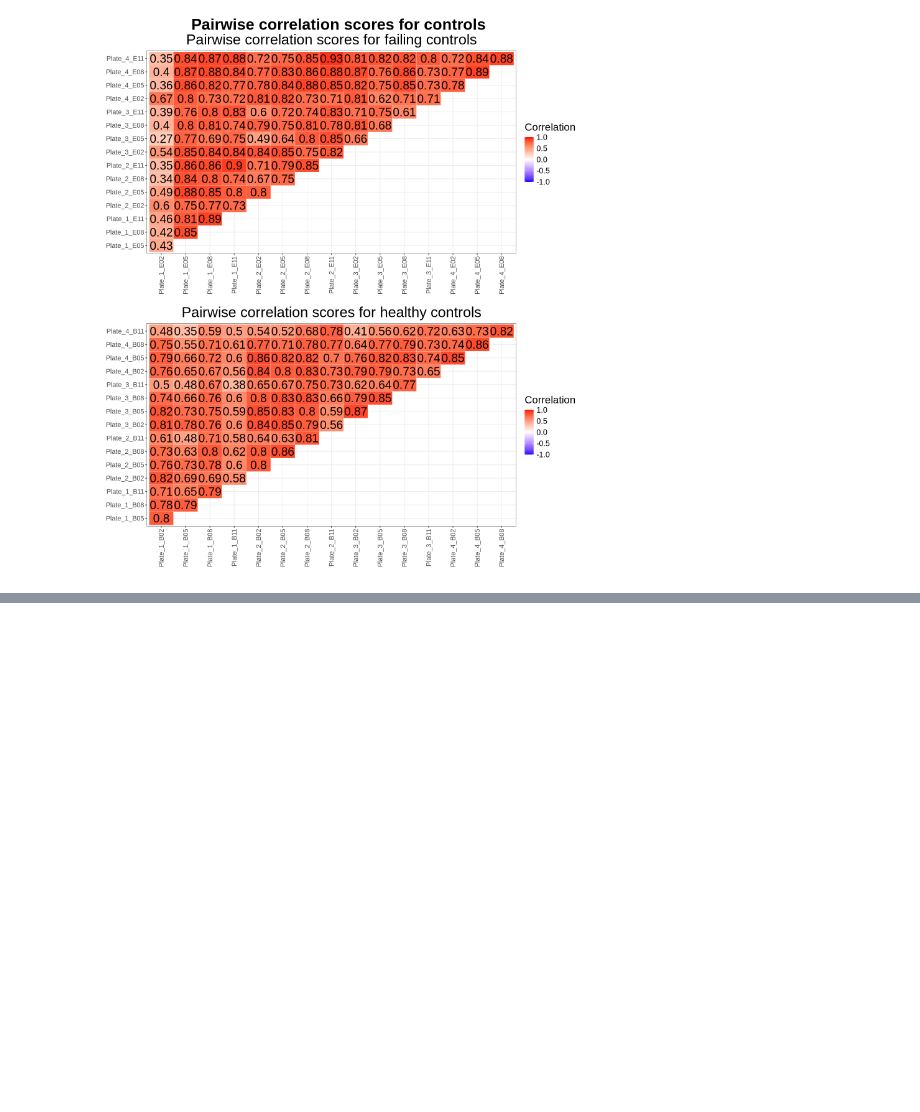
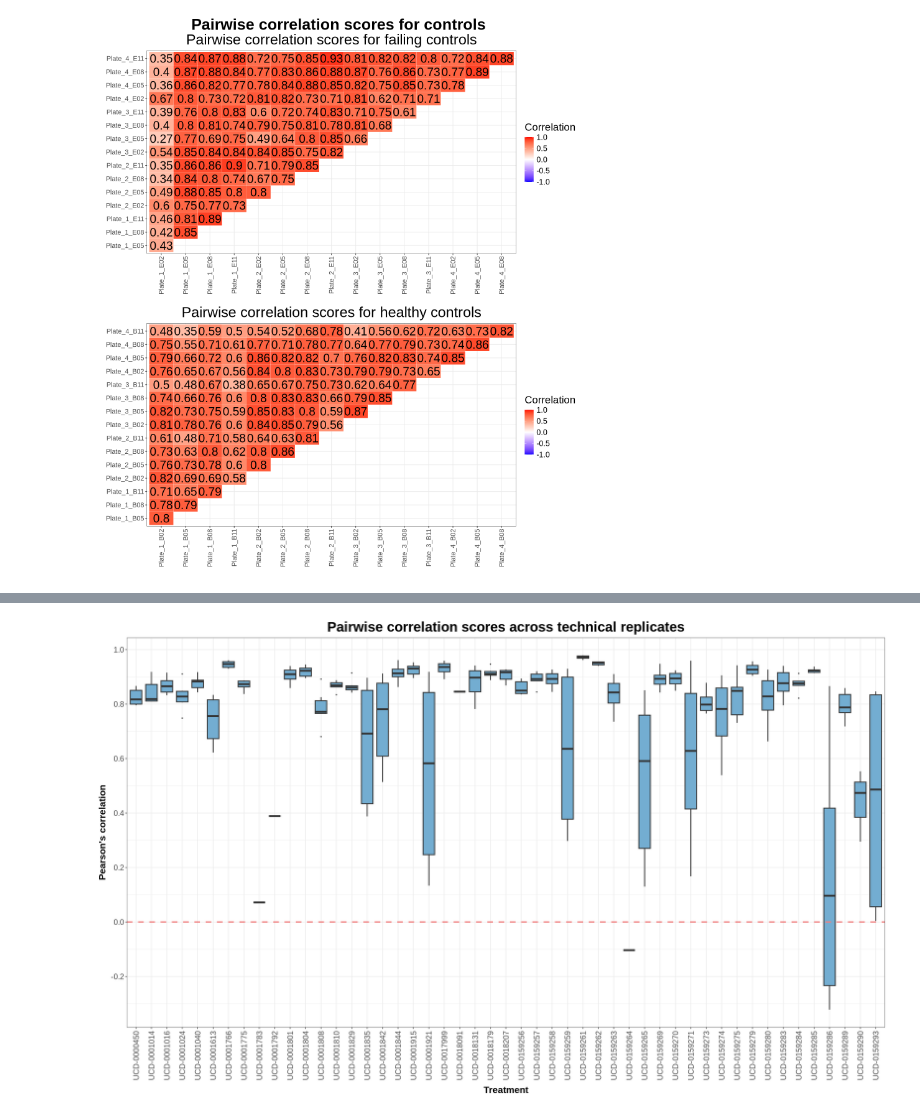
Before and after one commit to axiomcura/CFReT-screen-mAP-analysis, a Jupyter notebook: notebooks/exploratory-analysis/pairwise-analysis/r_plot-pairwise-scores.ipynb, the cells around one changed output, grey strips where cells are left out. Cells and saved outputs as stored; diff of their text form; code cells hidden in the pictures; blank space fills up the shorter version.

```diff
--- a/notebooks/exploratory-analysis/pairwise-analysis/r_plot-pairwise-scores.ipynb
+++ b/notebooks/exploratory-analysis/pairwise-analysis/r_plot-pairwise-scores.ipynb
@@ -29,4 +35,5 @@ if (!dir.exists(plot_output_dir)) {
 # %%
-# loading csv files
-dmso_pairwise_df <- fread(dmso_pairwise_scores)
-trt_pairwise_df <- fread(trt_pairwise_scores)
+dmso_pairwise_df <- fread(dmso_pairwise_scores) # loads the dmso pairwise scores
+consensus_dmso_df <- fread(consensus_scores) # loads the dmso consensus scores
+trt_pairwise_df <- fread(trt_pairwise_scores) # loads the trt pairwise scores
+replicate_pairwise_df <- fread(replicate_pairwise_scores) # loads the replicate pairwise scores
@@ -264,0 +364,13 @@ Returning the palette you asked for with that many colors
+# %%
+# data manipulation to create a new column for the compared combinations
+# updating the plate names to only have the numeric value
+# creating a new column for the compared combinations
+replicate_pairwise_df <- replicate_pairwise_df %>%
+  mutate(
+    plate_name_0 = gsub("Plate_", "", plate_name_0),
+    plate_name_1 = gsub("Plate_", "", plate_name_1),
+    compared_combinations = paste0(
+      Metadata_treatment, "_Plates_", plate_name_0, "_", plate_name_1
+    )
+  )
+head(replicate_pairwise_df)
@@ -264,0 +387,48 @@ Returning the palette you asked for with that many colors
+# %%
+# Set figure size in notebook
+width <- 20
+height <- 12
+options(repr.plot.width = width, repr.plot.height = height)
+
+# Reorder treatments (optional: based on some logic)
+replicate_pairwise_df$Metadata_treatment <- factor(replicate_pairwise_df$Metadata_treatment,
+                           levels = unique(replicate_pairwise_df$Metadata_treatment))
+
+# Create styled boxplot
+replicate_pairwise_plot <- ggplot(replicate_pairwise_df, aes(x = Metadata_treatment, y = pearsons_correlation)) +
+  geom_boxplot(outlier.size = 0.5, linewidth = 0.8, fill = "#73add1") +
+
+  geom_hline(yintercept = 0, color = "lightcoral", linetype = "dashed", linewidth = 1.2) +
+
+  # Adjust axis and labels
+  labs(
+  title = "Pairwise correlation scores across technical replicates",
+  x = "Treatment",
+  y = "Pearson's correlation"
+  ) +
+
+  scale_y_continuous(breaks = seq(-1, 1, by = 0.2)) +
+
+  # Match styling
+  theme_bw() +
+  theme(
+  legend.position = "none",
+  axis.text.x = element_text(size = 14, angle = 90, vjust = 0.5),
+  axis.text.y = element_text(size = 14),
+  axis.title.x = element_text(size = 17, face = "bold", vjust = -1.0),
+  axis.title.y = element_text(size = 17, face = "bold"),
+  plot.title = element_text(hjust = 0.5, size = 25, face = "bold")
+  )
+
+# Save to figures directory if needed
+ggsave(
+  filename = file.path(plot_output_dir, "replicate_pairwise_boxplot.png"),
+  plot = replicate_pairwise_plot,
+  width = width,
+  height = height,
+  dpi = 300
+)
+
+replicate_pairwise_plot
+# %% [output]
+[figure, added]
```
Also changed, not shown: parts of 14 cells of this notebook, 16 other files.
